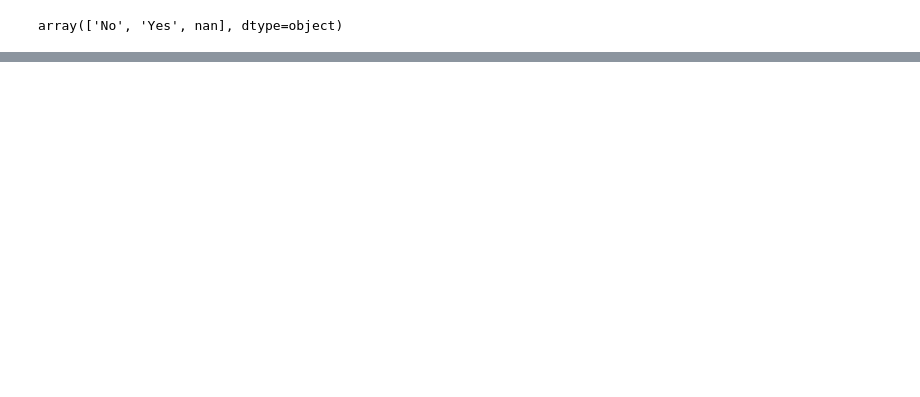
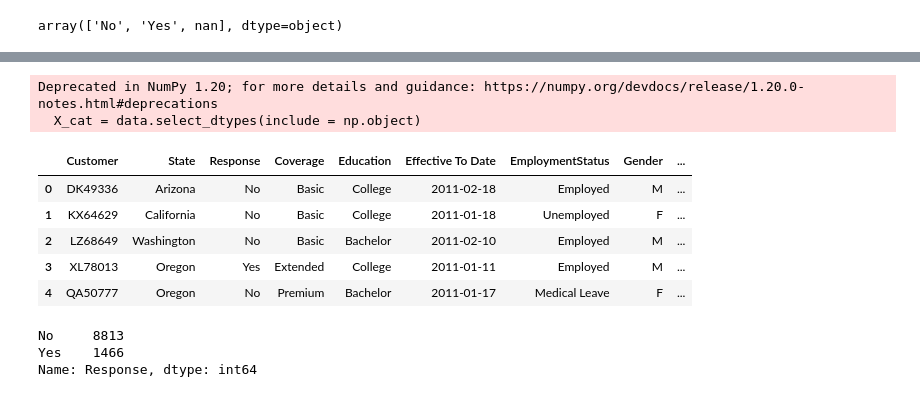
Before and after one commit to Eleni39/lab-customer-analysis-round-2, a Jupyter notebook: files_for_lab/csv_files/Customer Analysis Round 2, 3, 4, 5.ipynb, the cells around one changed output, grey strips where cells are left out. Cells and saved outputs as stored; diff of their text form; code cells hidden in the pictures; blank space fills up the shorter version.

```diff
--- a/files_for_lab/csv_files/Customer Analysis Round 2, 3, 4, 5.ipynb
+++ b/files_for_lab/csv_files/Customer Analysis Round 2, 3, 4, 5.ipynb
@@ -380,3 +409,23 @@ x_normalized.describe().T
 | Number of Policies | 10910.0 | 0.247399 | 0.299920 | 0.0 | 0.000000 | 0.125000 | 0.375000 | 1.0 |
 | Total Claim Amount | 10910.0 | 0.150283 | 0.100991 | 0.0 | 0.093664 | 0.132197 | 0.189103 | 1.0 |
 | month | 10910.0 | 0.466728 | 0.498915 | 0.0 | 0.000000 | 0.000000 | 1.000000 | 1.0 |
+# %%
+X_cat = data.select_dtypes(include = np.object)
+# %% [output]
+Deprecated in NumPy 1.20; for more details and guidance: https://numpy.org/devdocs/release/1.20.0-notes.html#deprecations
+  X_cat = data.select_dtypes(include = np.object)
+# %%
+X_cat.head()
+# %% [output]
+|  | Customer | State | Response | Coverage | Education | Effective To Date | EmploymentStatus | Gender | ... |
+| 0 | DK49336 | Arizona | No | Basic | College | 2011-02-18 | Employed | M | ... |
+| 1 | KX64629 | California | No | Basic | College | 2011-01-18 | Unemployed | F | ... |
+| 2 | LZ68649 | Washington | No | Basic | Bachelor | 2011-02-10 | Employed | M | ... |
+| 3 | XL78013 | Oregon | Yes | Extended | College | 2011-01-11 | Employed | M | ... |
+| 4 | QA50777 | Oregon | No | Premium | Bachelor | 2011-01-17 | Medical Leave | F | ... |
+# %%
+X_cat['Response'].value_counts()
+# %% [output]
+No     8813
+Yes    1466
+Name: Response, dtype: int64
```
Also changed, not shown: parts of 28 cells of this notebook, 3 other files.
